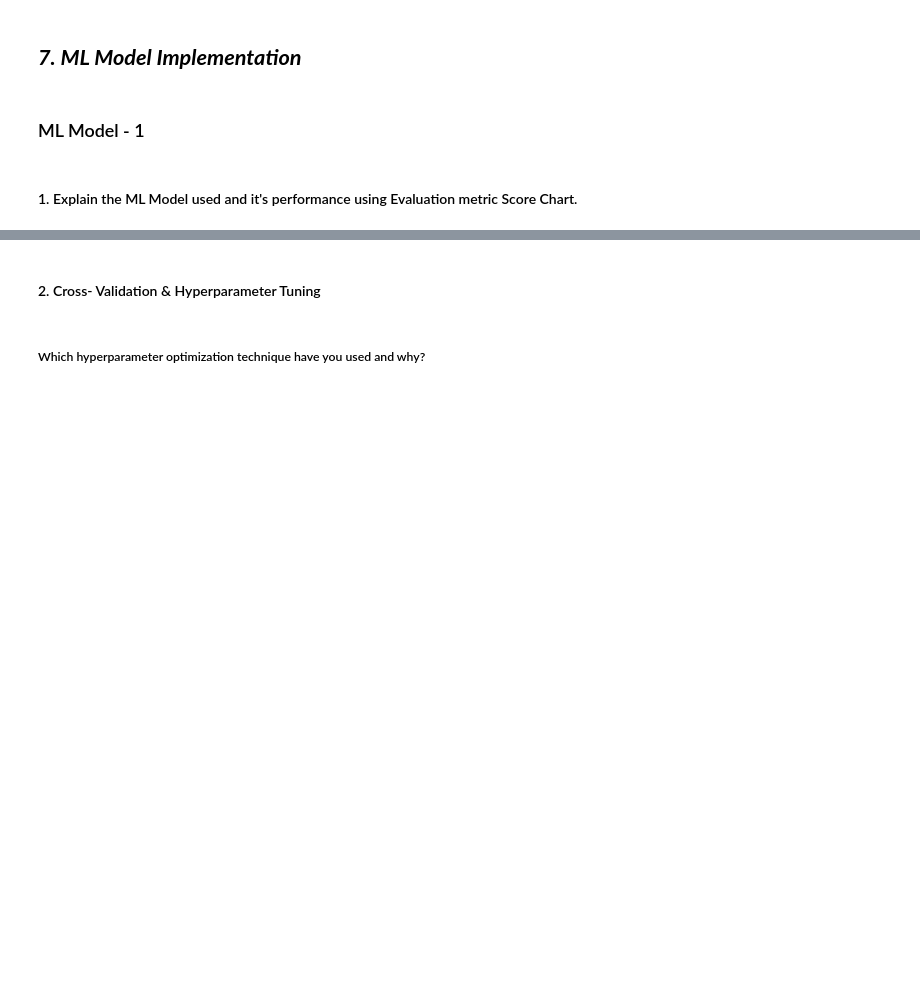
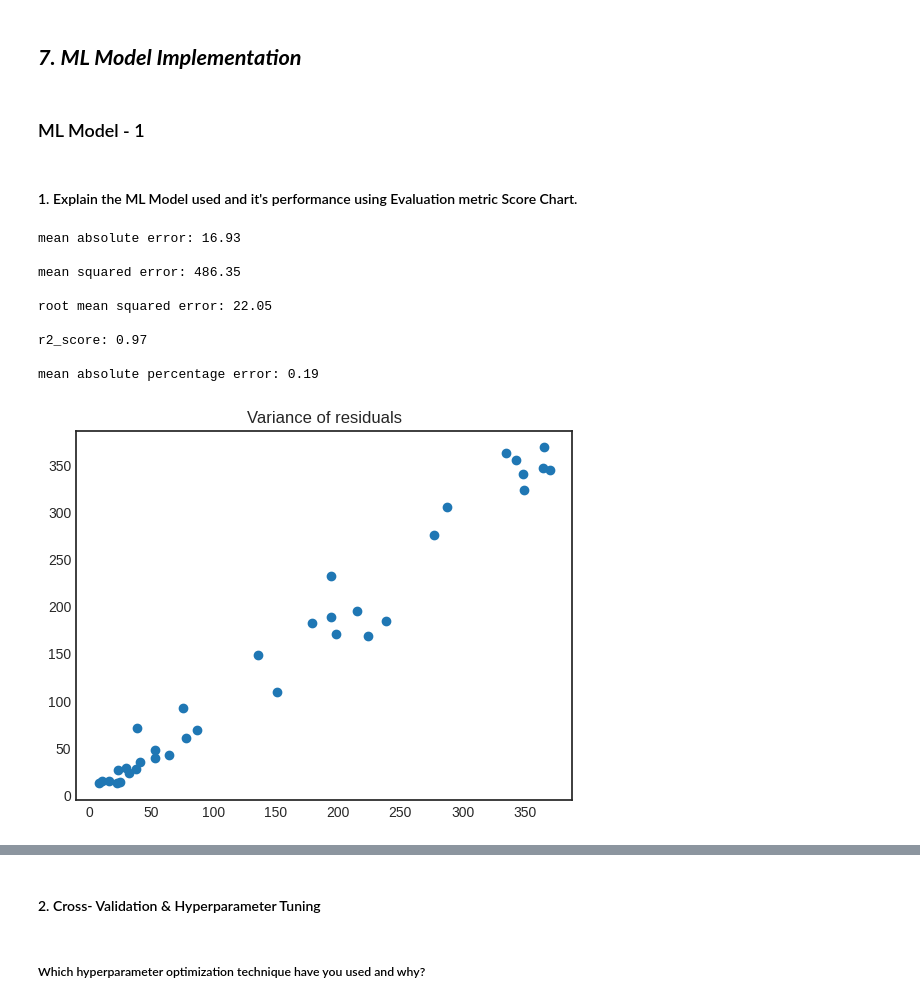
Before and after one commit to saidul-mondal-au7/Yes_Bank_Stock_Closing_Price_Prediction, a Jupyter notebook: Yes_Bank_Stock_Closing_Price_Prediction.ipynb, the cells around one changed output, grey strips where cells are left out. Drawn from its saved outputs; the diff is of its cells as text; code cells hidden in the pictures; blank space fills up the shorter version.

```diff
--- a/Yes_Bank_Stock_Closing_Price_Prediction.ipynb
+++ b/Yes_Bank_Stock_Closing_Price_Prediction.ipynb
@@ -759,3 +819,26 @@ Answer Here.
+# %%
+# function for splitting time-series dataset
+def timeseries_train_test_split(X, y, test_size):
+    """
+        Perform train-test split with respect to time series structure
+    """
+
+    # get the index after which test set starts
+    test_index = int(len(X)*(1-test_size))
+    scaler = StandardScaler()
+    X_train = X.iloc[:test_index]
+    y_train = y.iloc[:test_index]
+    X_test = X.iloc[test_index:]
+    y_test = y.iloc[test_index:]
+
+    return X_train, X_test, y_train, y_test
+# %%
+# choose appropriate dependent and independent variables
+y = df.dropna().Close
+X = df.dropna().drop(['Close','Open','High','Low'], axis=1)
+
+# split the dataset into train and test sets
+X_train, X_test, y_train, y_test = timeseries_train_test_split(X, y, test_size=0.2)
 # %% [markdown]
 ##### What data splitting ratio have you used and why?
 # %% [markdown]
@@ -778,9 +861,13 @@ Answer Here.
 ### ML Model - 1
 # %%
 # ML Model - 1 Implementation
+# initialize and fit linear regression
+lr = LinearRegression()
 
 # Fit the Algorithm
+lr.fit(X_train, y_train)
 
 # Predict on the model
+lr_y_pred = lr.predict(X_test)
 # %% [markdown]
 #### 1. Explain the ML Model used and it's performance using Evaluation metric Score Chart.
@@ -788,0 +874,29 @@ Answer Here.
+# %%
+# Visualizing evaluation Metric Score chart
+
+lr_mae = round(mean_absolute_error(y_test, lr_y_pred),2)
+print('mean absolute error: {}\n'.format(lr_mae))
+lr_mse = round(mean_squared_error(y_test, lr_y_pred),2)
+print('mean squared error: {}\n'.format(lr_mse))
+lr_rmse = round(np.sqrt(lr_mse),2)
+print('root mean squared error: {}\n'.format(lr_rmse))
+lr_r2 = round(r2_score(y_test, lr_y_pred),2)
+print('r2_score: {}\n'.format(lr_r2))
+lr_mape = round(mean_absolute_percentage_error(lr_y_pred, y_test),2)
+print('mean absolute percentage error: {}\n\n\n'.format(lr_mape))
+
+# Check for homoscadacity
+plt.scatter(lr_y_pred, y_test)
+plt.title('Variance of residuals')
+plt.show()
+# %% [output]
+mean absolute error: 16.93
+
+mean squared error: 486.35
+
+root mean squared error: 22.05
+
+r2_score: 0.97
+
+mean absolute percentage error: 0.19
+[figure, added]
```
Also changed, not shown: parts of 23 cells of this notebook.
